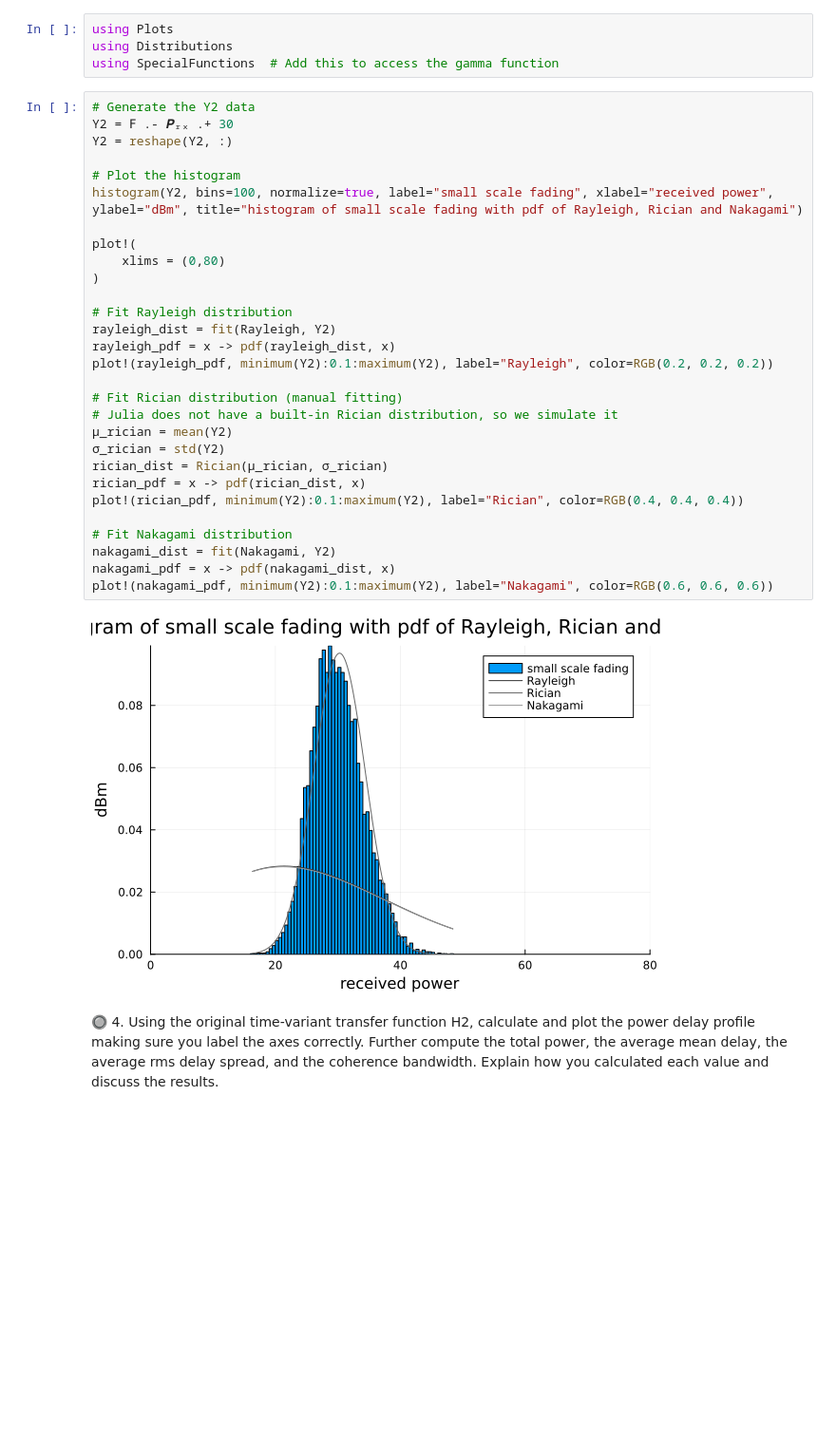
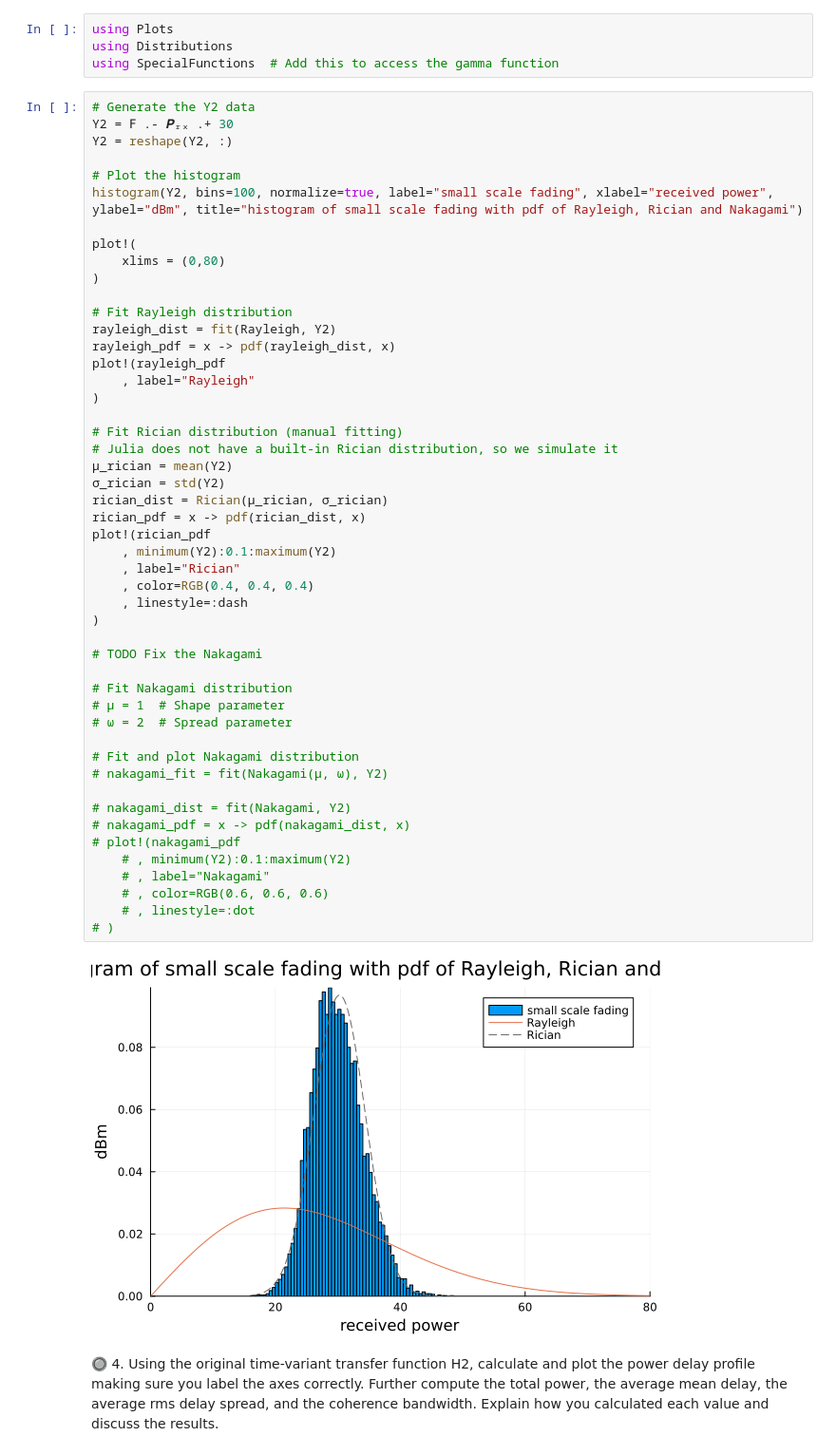
Before and after one commit to setrar/RADIO, a Jupyter notebook: Assignements/2/REPORT.ipynb, the cells around one changed output. Shown at 95% size. Saved outputs shown, nothing was run; the diff lists cells and outputs as text; blank space fills up the shorter version.

```diff
--- a/Assignements/2/REPORT.ipynb
+++ b/Assignements/2/REPORT.ipynb
@@ -102,34 +102,54 @@ using SpecialFunctions  # Add this to access the gamma function
 # %%
 # Generate the Y2 data
 Y2 = 𝖥 .- 𝑷ᵣₓ .+ 30
 Y2 = reshape(Y2, :)
 
 # Plot the histogram
 histogram(Y2, bins=100, normalize=true, label="small scale fading", xlabel="received power", ylabel="dBm", title="histogram of small scale fading with pdf of Rayleigh, Rician and Nakagami")
 
 plot!(
     xlims = (0,80)
 )
 
 # Fit Rayleigh distribution
 rayleigh_dist = fit(Rayleigh, Y2)
 rayleigh_pdf = x -> pdf(rayleigh_dist, x)
-plot!(rayleigh_pdf, minimum(Y2):0.1:maximum(Y2), label="Rayleigh", color=RGB(0.2, 0.2, 0.2))
+plot!(rayleigh_pdf
+    , label="Rayleigh"
+)
 
 # Fit Rician distribution (manual fitting)
 # Julia does not have a built-in Rician distribution, so we simulate it
 μ_rician = mean(Y2)
 σ_rician = std(Y2)
 rician_dist = Rician(μ_rician, σ_rician)
 rician_pdf = x -> pdf(rician_dist, x)
-plot!(rician_pdf, minimum(Y2):0.1:maximum(Y2), label="Rician", color=RGB(0.4, 0.4, 0.4))
+plot!(rician_pdf
+    , minimum(Y2):0.1:maximum(Y2)
+    , label="Rician"
+    , color=RGB(0.4, 0.4, 0.4)
+    , linestyle=:dash
+)
+
+# TODO Fix the Nakagami
 
 # Fit Nakagami distribution
-nakagami_dist = fit(Nakagami, Y2)
-nakagami_pdf = x -> pdf(nakagami_dist, x)
-plot!(nakagami_pdf, minimum(Y2):0.1:maximum(Y2), label="Nakagami", color=RGB(0.6, 0.6, 0.6))
+# μ = 1  # Shape parameter
+# ω = 2  # Spread parameter
+
+# Fit and plot Nakagami distribution
+# nakagami_fit = fit(Nakagami(μ, ω), Y2)
+
+# nakagami_dist = fit(Nakagami, Y2)
+# nakagami_pdf = x -> pdf(nakagami_dist, x)
+# plot!(nakagami_pdf
+    # , minimum(Y2):0.1:maximum(Y2)
+    # , label="Nakagami"
+    # , color=RGB(0.6, 0.6, 0.6)
+    # , linestyle=:dot
+# )
 # %% [output]
-[figure, old version]
+[figure, new version]
 # %% [markdown]
 &#x1F518; 4. Using the original time-variant transfer function H2, calculate and plot the power delay profile making sure you label the axes correctly. Further compute the total power, the average mean delay, the average rms delay spread, and the coherence bandwidth. Explain how you calculated each value and discuss the results.
 # %% [markdown]
```
